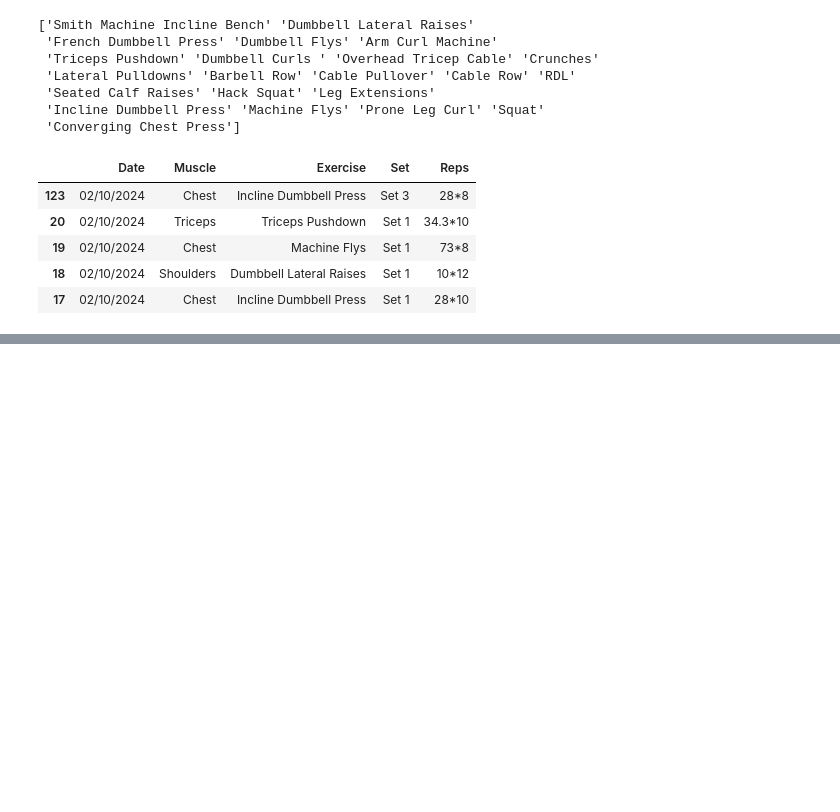
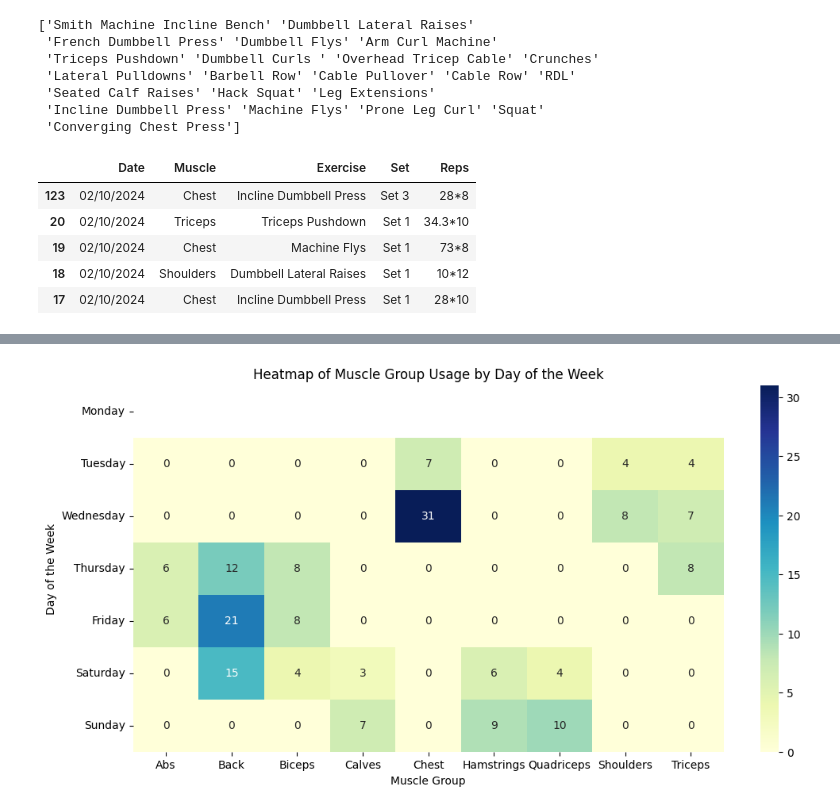
Before and after one commit to matthewlewis123/The-Gym-Files, a Jupyter notebook: notebook.ipynb, the cells around one changed output, grey strips where cells are left out. Saved outputs shown, nothing was run; the diff lists cells and outputs as text; code cells hidden in the pictures; blank space fills up the shorter version.

```diff
--- a/notebook.ipynb
+++ b/notebook.ipynb
@@ -95,0 +128,35 @@ plt.show()
+# %%
+import seaborn as sns
+import matplotlib.pyplot as plt
+
+# Convert the 'Date' column to datetime if not already
+workouts['Date'] = pd.to_datetime(workouts['Date'])
+
+# Extract the day of the week (0=Monday, 6=Sunday)
+workouts['Day of Week'] = workouts['Date'].dt.day_name()
+
+# Melt the workout data as before (if not done already)
+melted_workouts = workouts.melt(id_vars=["Date", "Muscle", "Exercise", "Day of Week"],
+                                value_vars=["Set 1", "Set 2", "Set 3", "Set 4"],
+                                var_name="Set",
+                                value_name="Reps")
+
+# Drop rows where 'Reps' is NaN
+melted_workouts.dropna(subset=["Reps"], inplace=True)
+
+# Group by 'Day of Week' and 'Muscle' to count the number of sets
+muscle_by_day = melted_workouts.groupby(['Day of Week', 'Muscle']).size().unstack().fillna(0)
+
+# Reorder the days of the week for better presentation
+day_order = ['Monday', 'Tuesday', 'Wednesday', 'Thursday', 'Friday', 'Saturday', 'Sunday']
+muscle_by_day = muscle_by_day.reindex(day_order)
+
+# Create the heatmap
+plt.figure(figsize=(12, 6))
+sns.heatmap(muscle_by_day, cmap="YlGnBu", annot=True, fmt="g")
+plt.title("Heatmap of Muscle Group Usage by Day of the Week")
+plt.ylabel("Day of the Week")
+plt.xlabel("Muscle Group")
+plt.show()
+# %% [output]
+[figure, added]
```
Also changed, not shown: parts of 5 cells of this notebook, 1 other file.
